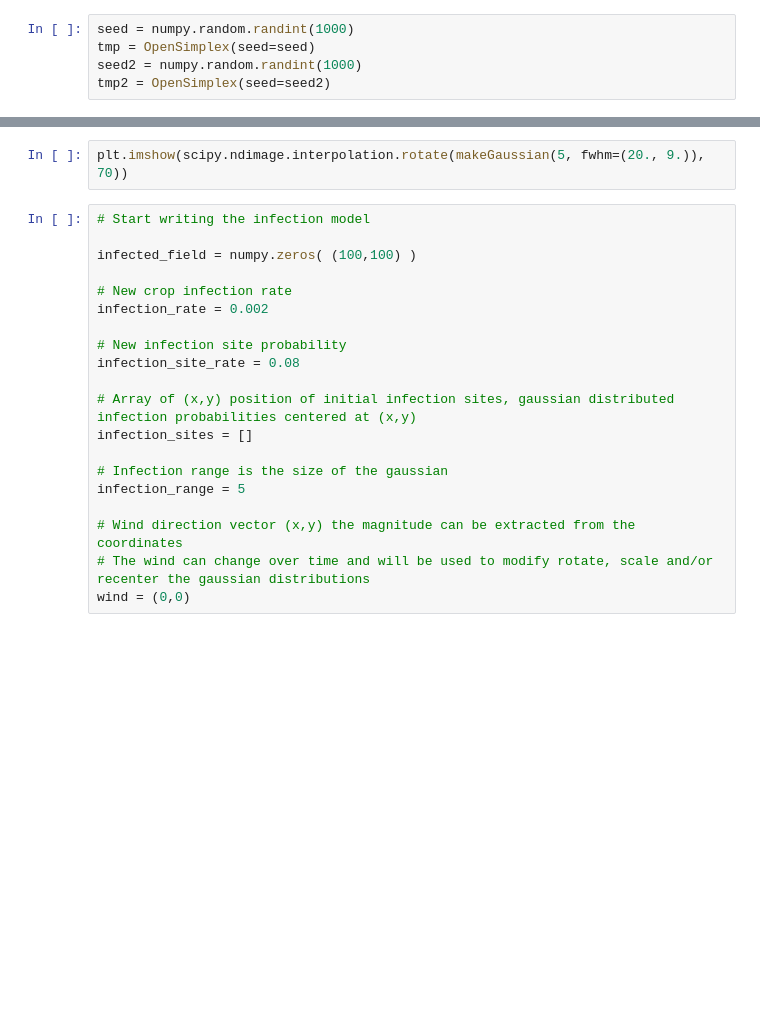
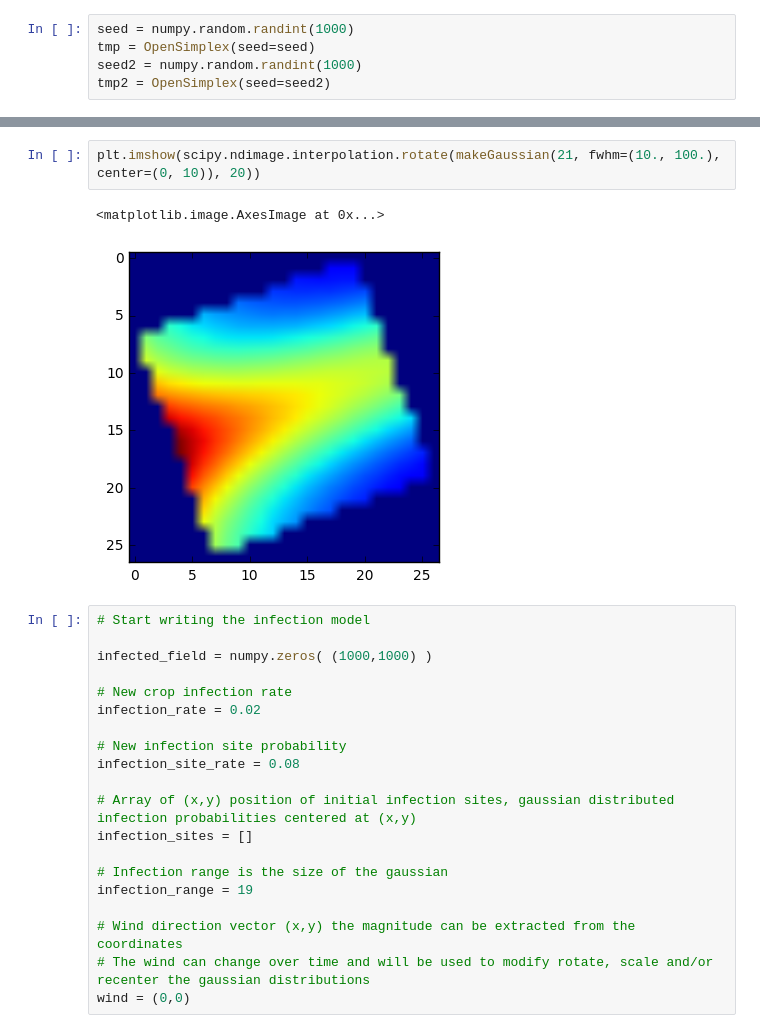
Before and after one commit to vbuens/patospread, a Jupyter notebook: patospread.ipynb, the cells around one changed output, grey strips where cells are left out. Drawn from its saved outputs; the diff is of its cells as text; blank space fills up the shorter version.

```diff
--- a/patospread.ipynb
+++ b/patospread.ipynb
@@ -73,12 +89,15 @@ plt.imshow(scipy.ndimage.interpolation.rotate(makeGaussian(infection_range, fwhm
 # %%
-plt.imshow(scipy.ndimage.interpolation.rotate(makeGaussian(5, fwhm=(20., 9.)), 70))
+plt.imshow(scipy.ndimage.interpolation.rotate(makeGaussian(21, fwhm=(10., 100.), center=(0, 10)), 20))
+# %% [output]
+<matplotlib.image.AxesImage at 0x...>
+[figure, added]
 # %%
 # Start writing the infection model
 
-infected_field = numpy.zeros( (100,100) )
+infected_field = numpy.zeros( (1000,1000) )
 
 # New crop infection rate
-infection_rate = 0.002
+infection_rate = 0.02
 
 # New infection site probability
 infection_site_rate = 0.08
@@ -87,7 +106,7 @@ infection_site_rate = 0.08
 infection_sites = []
 
 # Infection range is the size of the gaussian
-infection_range = 5
+infection_range = 19
 
 # Wind direction vector (x,y) the magnitude can be extracted from the coordinates
 # The wind can change over time and will be used to modify rotate, scale and/or recenter the gaussian distributions
```
Also changed, not shown: parts of 13 cells of this notebook, 1 other file.
